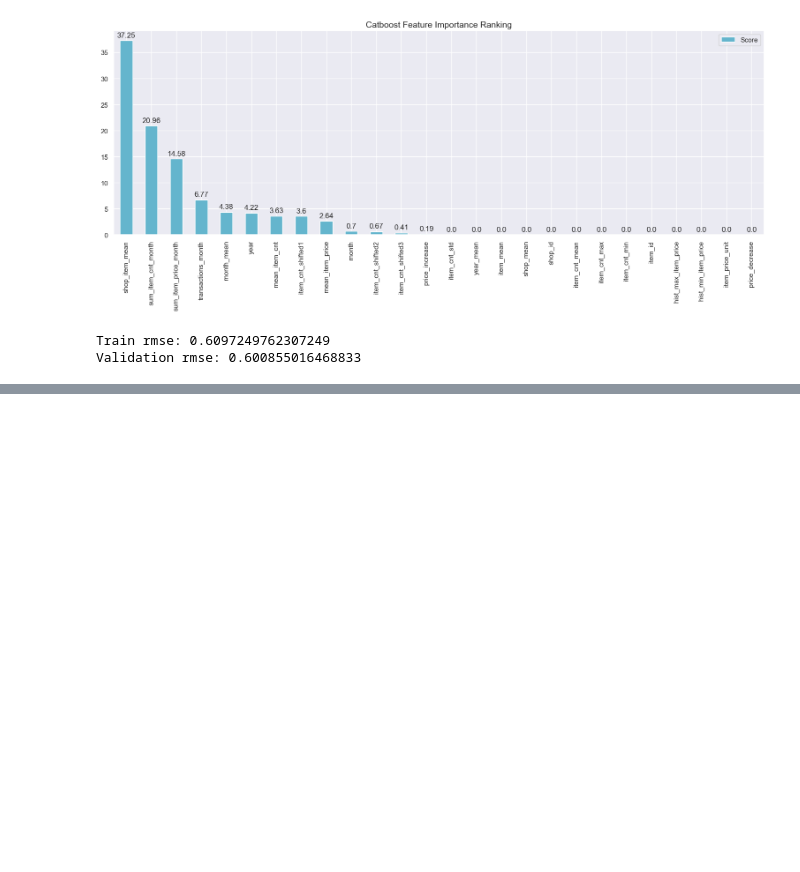
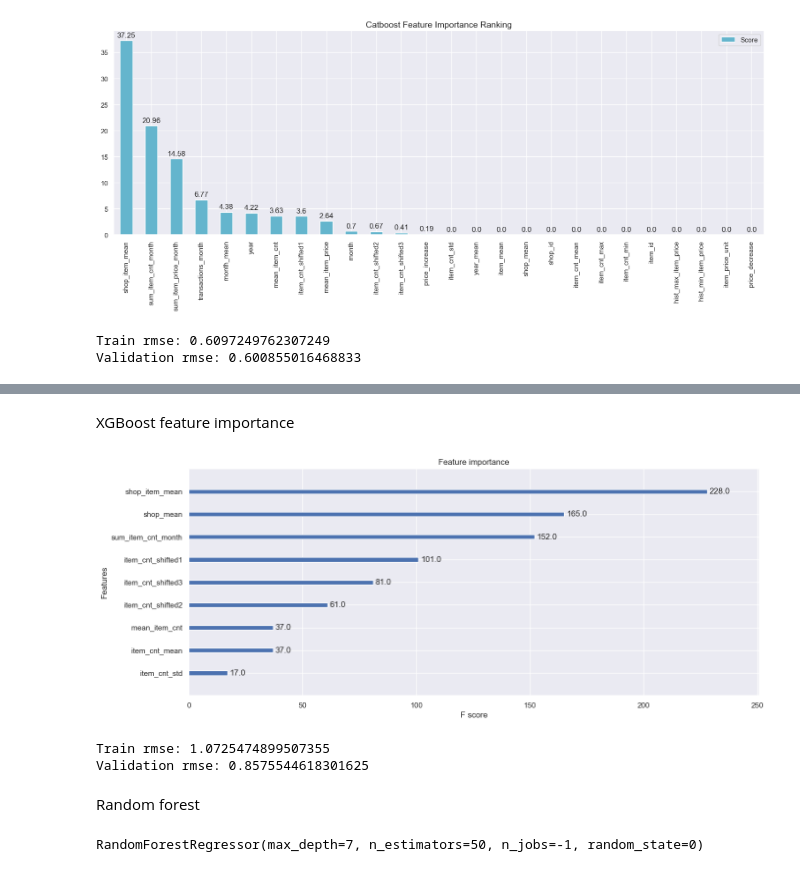
Before and after one commit to ionahu08/StoreSalesForecasting, a Jupyter notebook: Competition/Code/EDA and Feature Engineer.ipynb, the cells around one changed output, grey strips where cells are left out. Drawn from its saved outputs; the diff is of its cells as text; code cells hidden in the pictures; blank space fills up the shorter version.

Commit message:
ensemble models

```diff
--- a/Competition/Code/EDA and Feature Engineer.ipynb
+++ b/Competition/Code/EDA and Feature Engineer.ipynb
@@ -795,0 +793,23 @@ array([0.31797275, 0.02641992, 0.35227381, ..., 0.14572462, 0.02641992,
+# %%
+# Use only part of features on XGBoost.
+xgb_features = ['sum_item_cnt_month','item_cnt_mean', 'item_cnt_std', 'item_cnt_shifted1',
+                'item_cnt_shifted2', 'item_cnt_shifted3', 'shop_mean',
+                'shop_item_mean', 'mean_item_cnt']
+xgb_train = X_train[xgb_features]
+xgb_val = X_validation[xgb_features]
+xgb_test = X_test[xgb_features]
+# %%
+xgb_model = XGBRegressor(max_depth=8,              #Sets the maximum depth of each tree in the model. A deeper tree can capture more complex patterns but may overfit the data.
+                         n_estimators=500,         #Specifies the number of boosting rounds or trees to be built. More trees generally lead to better performance, but too many can cause overfitting.
+                         min_child_weight=1000,    #Controls the minimum sum of instance weights (hessian) needed in a child. Larger values prevent the model from learning overly specific patterns in the data, which can reduce overfitting.
+                         colsample_bytree=0.7,     #Specifies the fraction of features (columns) to sample when building each tree. Setting it to 0.7 means that 70% of the features are randomly sampled for each tree, which helps prevent overfitting.
+                         subsample=0.7,            #Defines the fraction of the training data that is randomly sampled for each boosting round. Using 70% of the data helps to prevent overfitting by introducing randomness.
+                         eta=0.3,                  #This is the learning rate, also known as eta in XGBoost. It controls how much the model's weights are adjusted with respect to the gradient direction in each round. A lower value slows down learning but can lead to a more accurate model, whereas a higher value speeds up learning but might lead to overshooting the optimal solution.
+                         eval_metric="rmse",
+                         early_stopping_rounds=20,
+                         seed=0)
+xgb_model.fit(xgb_train,
+              Y_train,
+              eval_set=[(xgb_train, Y_train), (xgb_val, Y_validation)],
+              verbose=20,     #Controls how often the training progress is printed. Setting it to 20 means that the training progress will be reported every 20 boosting rounds.
+              )   #Enables early stopping, a technique to prevent overfitting. If the validation score does not improve for 20 consecutive rounds, training will stop early, and the model will revert to the state with the best validation score.
@@ -795,0 +831,8 @@ array([0.31797275, 0.02641992, 0.35227381, ..., 0.14572462, 0.02641992,
+# %% [markdown]
+XGBoost feature importance
+# %%
+plt.rcParams["figure.figsize"] = (15, 6)
+plot_importance(xgb_model)
+plt.show()
+# %% [output]
+[figure, added]
@@ -795,0 +843,8 @@ array([0.31797275, 0.02641992, 0.35227381, ..., 0.14572462, 0.02641992,
+# %%
+print('Train rmse:', np.sqrt(mean_squared_error(Y_train, xgb_train_pred)))
+print('Validation rmse:', np.sqrt(mean_squared_error(Y_validation, xgb_val_pred)))
+# %% [output]
+Train rmse: 1.0725474899507355
+Validation rmse: 0.8575544618301625
+# %% [markdown]
+Random forest
@@ -795,0 +860,5 @@ array([0.31797275, 0.02641992, 0.35227381, ..., 0.14572462, 0.02641992,
+# %%
+rf_model = RandomForestRegressor(n_estimators=50, max_depth=7, random_state=0, n_jobs=-1)
+rf_model.fit(rf_train, Y_train)
+# %% [output]
+RandomForestRegressor(max_depth=7, n_estimators=50, n_jobs=-1, random_state=0)
```
Also changed, not shown: parts of 31 cells of this notebook.
